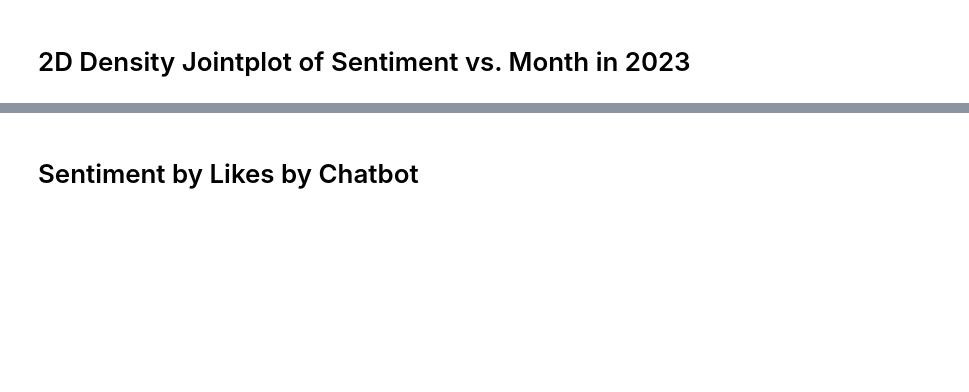
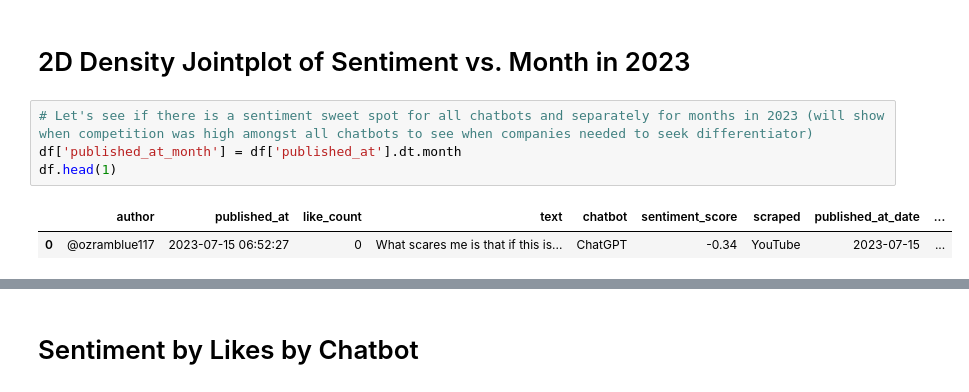
Before and after one commit to mindyng/2023-Business-Projects, a Jupyter notebook: sentiment-analysis-on-llm-chatbots.ipynb, the cells around one changed output, grey strips where cells are left out. Saved outputs shown, nothing was run; the diff lists cells and outputs as text; blank space fills up the shorter version.

Commit message:
Kaggle Notebook | Sentiment Analysis on LLM Chatbots | Version 21

```diff
--- a/sentiment-analysis-on-llm-chatbots.ipynb
+++ b/sentiment-analysis-on-llm-chatbots.ipynb
@@ -1284,2 +1315,9 @@ fig.show()
 # %% [markdown]
 # 2D Density Jointplot of Sentiment vs. Month in 2023
+# %%
+# Let's see if there is a sentiment sweet spot for all chatbots and separately for months in 2023 (will show when competition was high amongst all chatbots to see when companies needed to seek differentiator)
+df['published_at_month'] = df['published_at'].dt.month
+df.head(1)
+# %% [output]
+|  | author | published_at | like_count | text | chatbot | sentiment_score | scraped | published_at_date | ... |
+| 0 | @ozramblue117 | 2023-07-15 06:52:27 | 0 | What scares me is that if this is... | ChatGPT | -0.34 | YouTube | 2023-07-15 | ... |
```
Also changed, not shown: parts of 13 cells of this notebook.
